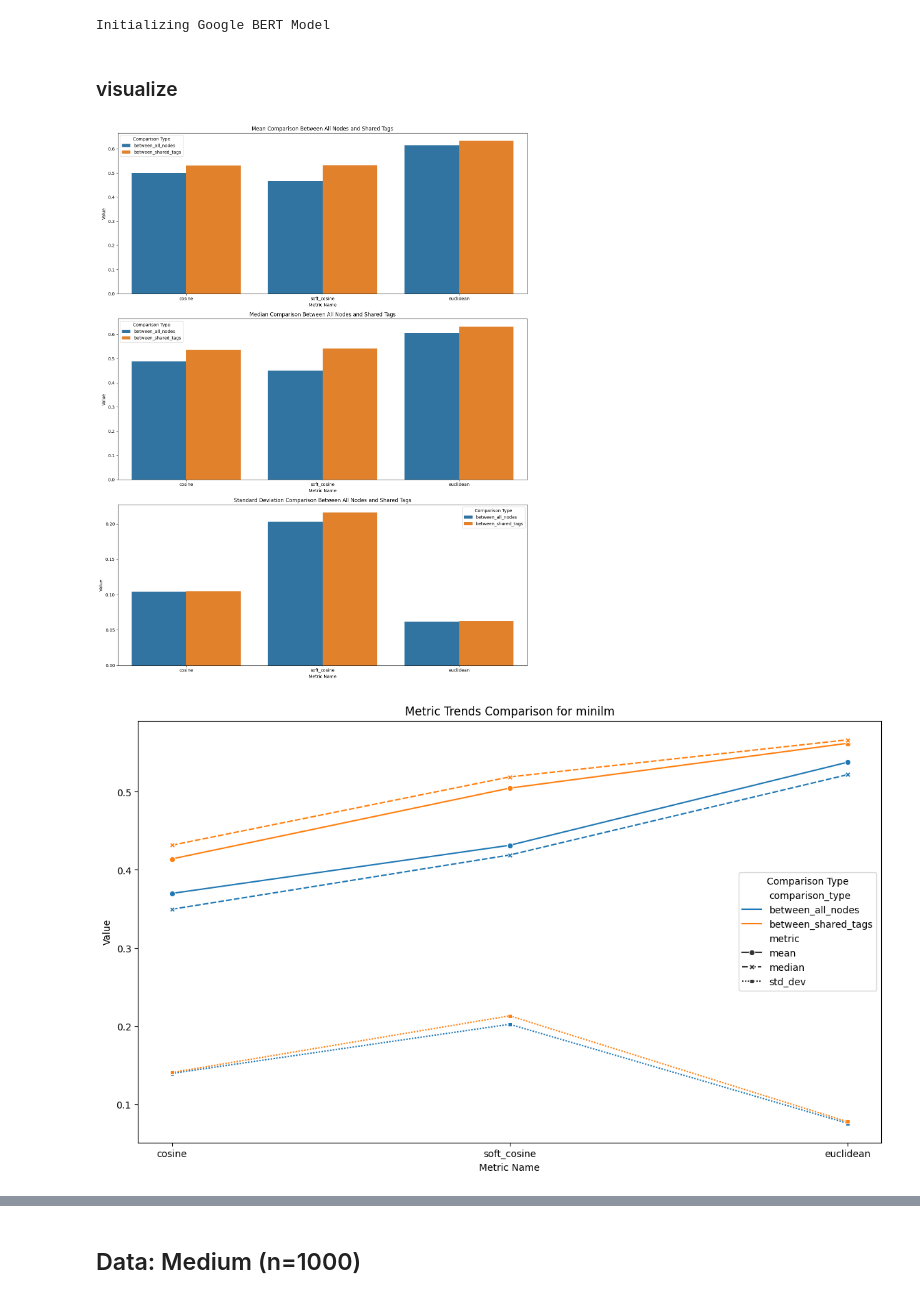
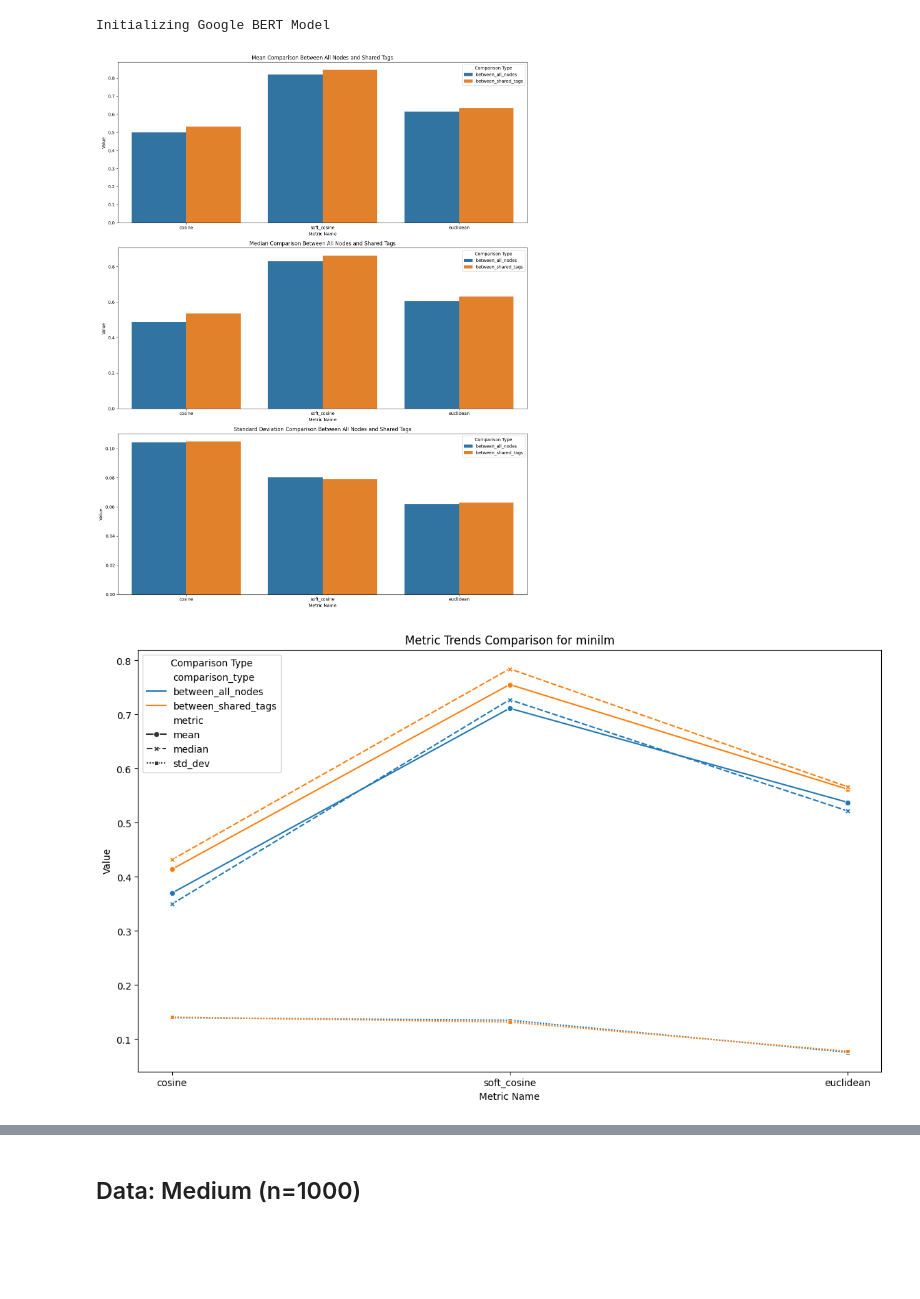
Before and after one commit to erikluu/LociNet, a Jupyter notebook: run_evaluation.ipynb, the cells around one changed output, grey strips where cells are left out. Cells and saved outputs as stored; diff of their text form; code cells hidden in the pictures; blank space fills up the shorter version.

Commit message:
embedding dataframe wooh

```diff
--- a/run_evaluation.ipynb
+++ b/run_evaluation.ipynb
@@ -119,15 +86,13 @@ bert_df = met.calculate_embedding_metrics_for_all(cosine_sim, soft_cosine_sim, e
                                         data["tags"], model_name, data_name)
 # %% [output]
 Initializing Google BERT Model
-# %% [markdown]
-### visualize
 # %%
 combined_df = pd.concat([all_mini_df, nomic_df], ignore_index=True)
 melted_df = combined_df.melt(id_vars=['data_source', 'embedding_model', 'metric_name', 'metric'],
                              value_vars=['between_all_nodes', 'between_shared_tags'],
                              var_name='comparison_type', value_name='value')
 # %%
-visualize_embeddings_comparisons([all_mini_df, nomic_df])
+met.visualize_embeddings_comparisons([all_mini_df, nomic_df])
 # %% [output]
-[figure, old version]
+[figure, new version]
-[figure, old version]
+[figure, new version]
```
Also changed, not shown: parts of 21 cells of this notebook, 14 other files.
